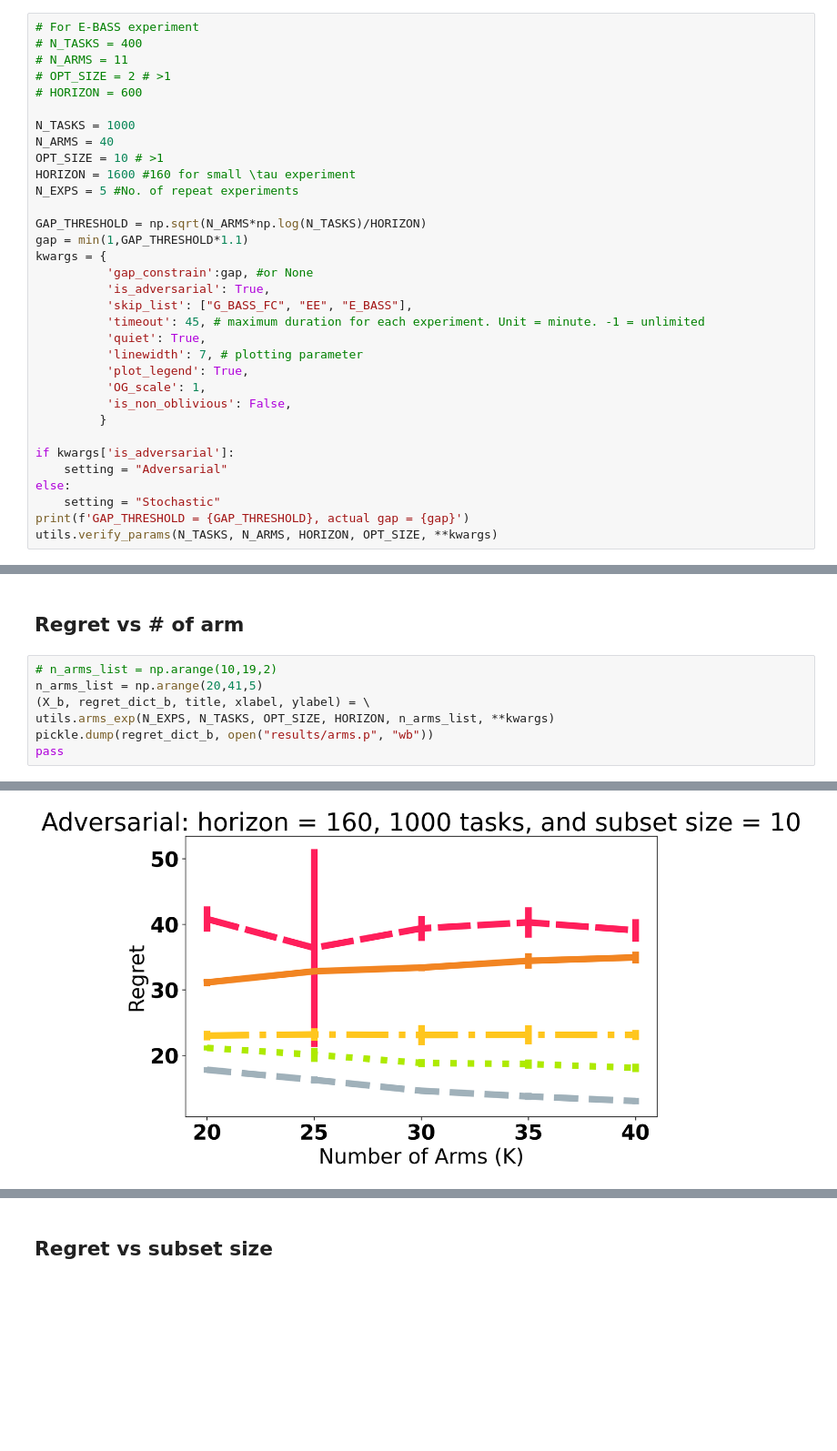
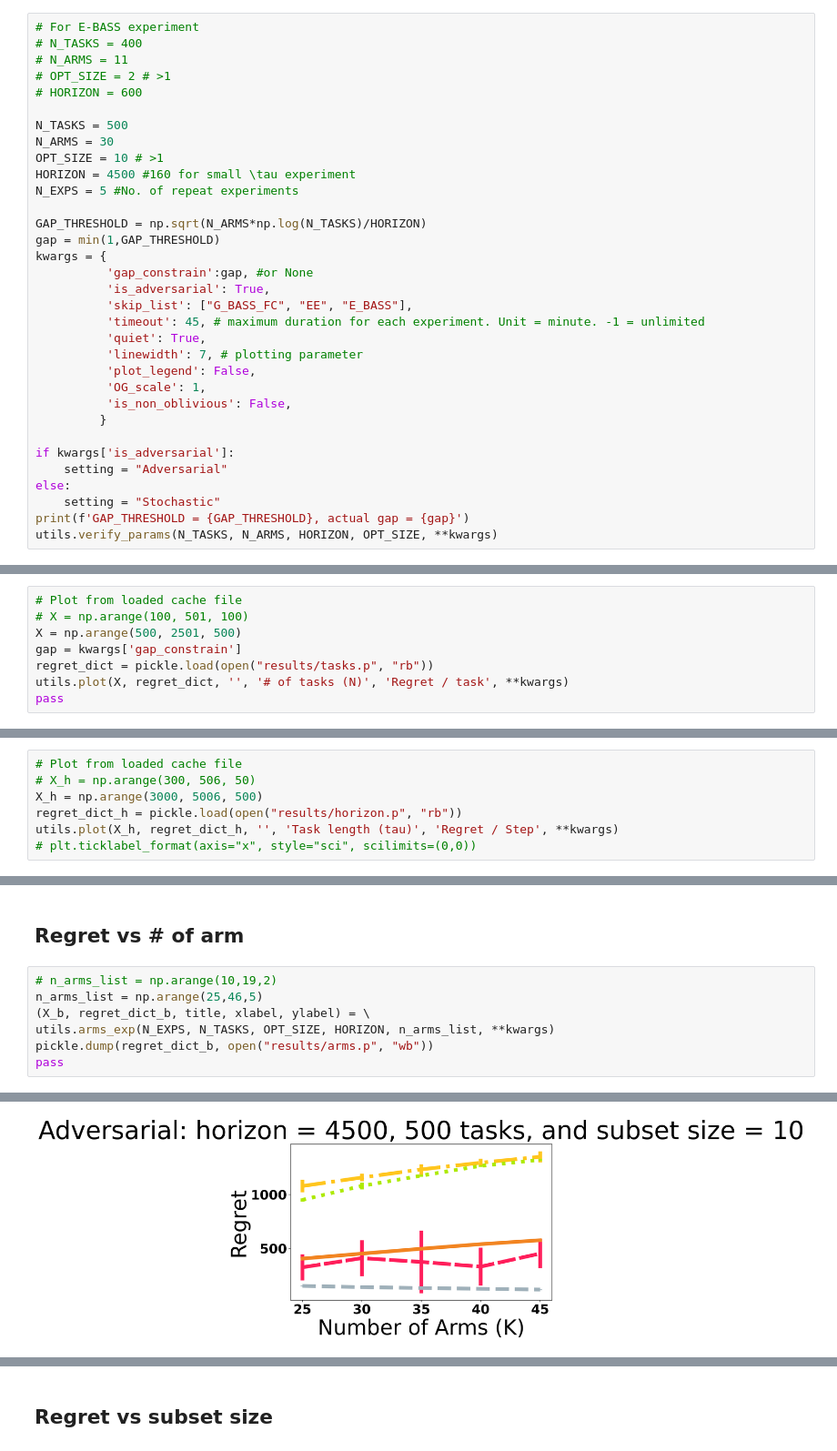
Before and after one commit to duongnhatthang/meta-bandit, a Jupyter notebook: main.ipynb, the cells around one changed output, grey strips where cells are left out. Shown at 91% size. Saved outputs shown, nothing was run; the diff lists cells and outputs as text; blank space fills up the shorter version.

```diff
--- a/main.ipynb
+++ b/main.ipynb
@@ -26,14 +22,14 @@ tau < T
 # OPT_SIZE = 2 # >1
 # HORIZON = 600
 
-N_TASKS = 1000
-N_ARMS = 40
+N_TASKS = 500
+N_ARMS = 30
 OPT_SIZE = 10 # >1
-HORIZON = 1600 #160 for small \tau experiment
+HORIZON = 4500 #160 for small \tau experiment
 N_EXPS = 5 #No. of repeat experiments
 
 GAP_THRESHOLD = np.sqrt(N_ARMS*np.log(N_TASKS)/HORIZON)
-gap = min(1,GAP_THRESHOLD*1.1)
+gap = min(1,GAP_THRESHOLD)
 kwargs = {
           'gap_constrain':gap, #or None
           'is_adversarial': True,
@@ -41,7 +37,7 @@ kwargs = {
           'timeout': 45, # maximum duration for each experiment. Unit = minute. -1 = unlimited
           'quiet': True,
           'linewidth': 7, # plotting parameter
-          'plot_legend': True,
+          'plot_legend': False,
           'OG_scale': 1,
           'is_non_oblivious': False,
          }
@@ -82,0 +62,8 @@ OS_BASS: self.tau_prime = 474, self.gamma = 0.0008277284381607421
+# %%
+# Plot from loaded cache file
+# X = np.arange(100, 501, 100)
+X = np.arange(500, 2501, 500)
+gap = kwargs['gap_constrain']
+regret_dict = pickle.load(open("results/tasks.p", "rb"))
+utils.plot(X, regret_dict, '', '# of tasks (N)', 'Regret / task', **kwargs)
+pass
@@ -138,0 +123,7 @@ OS_BASS: self.tau_prime = 518, self.gamma = 0.0007741317370084764
+# %%
+# Plot from loaded cache file
+# X_h = np.arange(300, 506, 50)
+X_h = np.arange(3000, 5006, 500)
+regret_dict_h = pickle.load(open("results/horizon.p", "rb"))
+utils.plot(X_h, regret_dict_h, '', 'Task length (tau)', 'Regret / Step', **kwargs)
+# plt.ticklabel_format(axis="x", style="sci", scilimits=(0,0))
@@ -149,7 +142,7 @@ utils.plot(X_h, regret_dict_h, '', 'Task length (tau)', 'Regret / Step', **kwarg
 ## Regret vs # of arm
 # %%
 # n_arms_list = np.arange(10,19,2)
-n_arms_list = np.arange(20,41,5)
+n_arms_list = np.arange(25,46,5)
 (X_b, regret_dict_b, title, xlabel, ylabel) = \
 utils.arms_exp(N_EXPS, N_TASKS, OPT_SIZE, HORIZON, n_arms_list, **kwargs)
 pickle.dump(regret_dict_b, open("results/arms.p", "wb"))
@@ -192 +183 @@ OS_BASS: self.tau_prime = 328, self.gamma = 0.0010896069860161731
-[figure, old version]
+[figure, new version]
```
Also changed, not shown: parts of 14 cells of this notebook, 2 other files.
